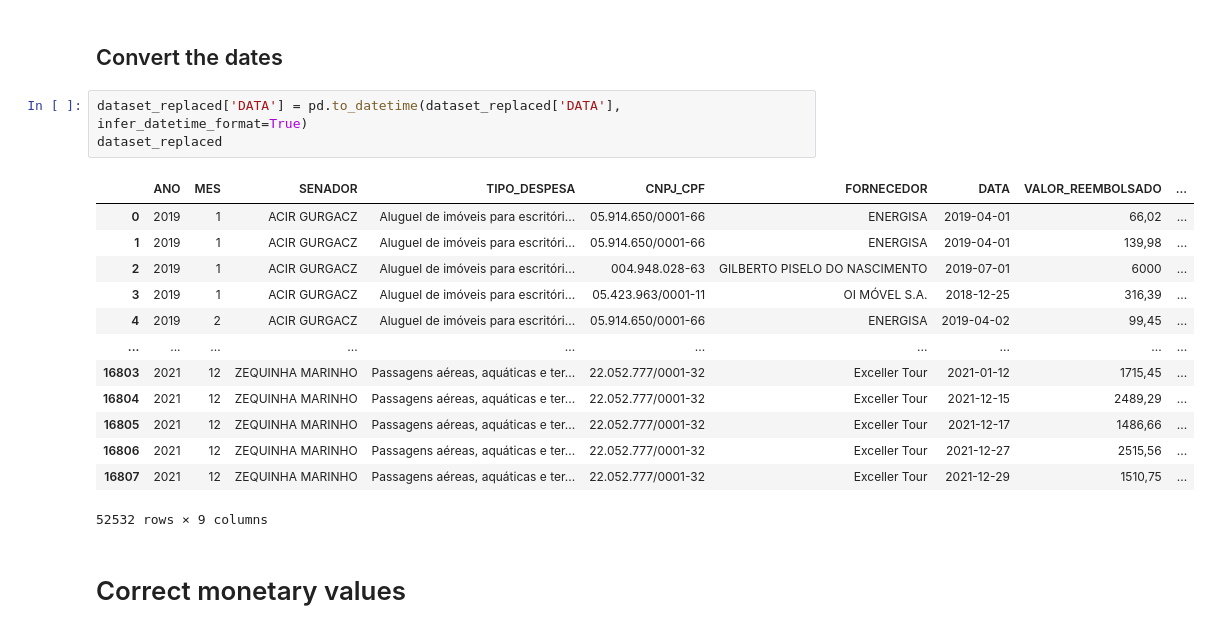
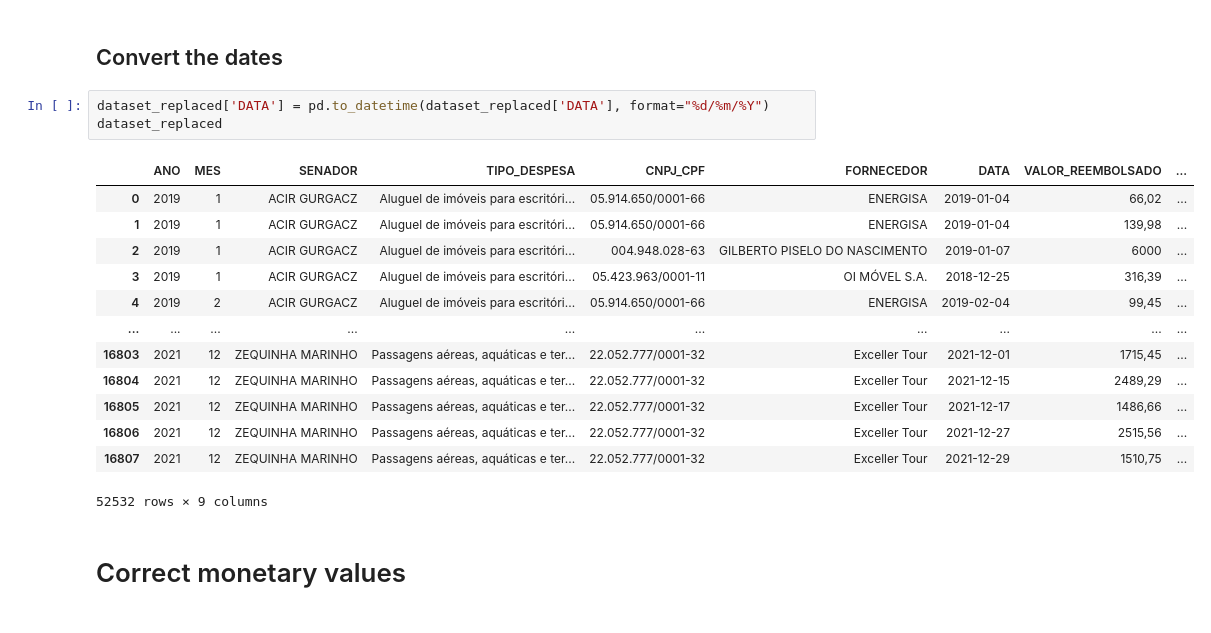
Before and after one commit to rafamarquesi/7DaysOfCode-DataScience, a Jupyter notebook: day1/preprocessing.ipynb, the cells around one changed output. Saved outputs shown, nothing was run; the diff lists cells and outputs as text.

```diff
--- a/day1/preprocessing.ipynb
+++ b/day1/preprocessing.ipynb
@@ -292,17 +292,17 @@ dataset_replaced
 # %% [markdown]
 ## Convert the dates
 # %%
-dataset_replaced['DATA'] = pd.to_datetime(dataset_replaced['DATA'], infer_datetime_format=True)
+dataset_replaced['DATA'] = pd.to_datetime(dataset_replaced['DATA'], format="%d/%m/%Y")
 dataset_replaced
 # %% [output]
 |  | ANO | MES | SENADOR | TIPO_DESPESA | CNPJ_CPF | FORNECEDOR | DATA | VALOR_REEMBOLSADO | ... |
-| 0 | 2019 | 1 | ACIR GURGACZ | Aluguel de imóveis para escritóri... | 05.914.650/0001-66 | ENERGISA | 2019-04-01 | 66,02 | ... |
-| 1 | 2019 | 1 | ACIR GURGACZ | Aluguel de imóveis para escritóri... | 05.914.650/0001-66 | ENERGISA | 2019-04-01 | 139,98 | ... |
-| 2 | 2019 | 1 | ACIR GURGACZ | Aluguel de imóveis para escritóri... | 004.948.028-63 | GILBERTO PISELO DO NASCIMENTO | 2019-07-01 | 6000 | ... |
+| 0 | 2019 | 1 | ACIR GURGACZ | Aluguel de imóveis para escritóri... | 05.914.650/0001-66 | ENERGISA | 2019-01-04 | 66,02 | ... |
+| 1 | 2019 | 1 | ACIR GURGACZ | Aluguel de imóveis para escritóri... | 05.914.650/0001-66 | ENERGISA | 2019-01-04 | 139,98 | ... |
+| 2 | 2019 | 1 | ACIR GURGACZ | Aluguel de imóveis para escritóri... | 004.948.028-63 | GILBERTO PISELO DO NASCIMENTO | 2019-01-07 | 6000 | ... |
 | 3 | 2019 | 1 | ACIR GURGACZ | Aluguel de imóveis para escritóri... | 05.423.963/0001-11 | OI MÓVEL S.A. | 2018-12-25 | 316,39 | ... |
-| 4 | 2019 | 2 | ACIR GURGACZ | Aluguel de imóveis para escritóri... | 05.914.650/0001-66 | ENERGISA | 2019-04-02 | 99,45 | ... |
+| 4 | 2019 | 2 | ACIR GURGACZ | Aluguel de imóveis para escritóri... | 05.914.650/0001-66 | ENERGISA | 2019-02-04 | 99,45 | ... |
 | ... | ... | ... | ... | ... | ... | ... | ... | ... | ... |
-| 16803 | 2021 | 12 | ZEQUINHA MARINHO | Passagens aéreas, aquáticas e ter... | 22.052.777/0001-32 | Exceller Tour | 2021-01-12 | 1715,45 | ... |
+| 16803 | 2021 | 12 | ZEQUINHA MARINHO | Passagens aéreas, aquáticas e ter... | 22.052.777/0001-32 | Exceller Tour | 2021-12-01 | 1715,45 | ... |
 | 16804 | 2021 | 12 | ZEQUINHA MARINHO | Passagens aéreas, aquáticas e ter... | 22.052.777/0001-32 | Exceller Tour | 2021-12-15 | 2489,29 | ... |
 | 16805 | 2021 | 12 | ZEQUINHA MARINHO | Passagens aéreas, aquáticas e ter... | 22.052.777/0001-32 | Exceller Tour | 2021-12-17 | 1486,66 | ... |
 | 16806 | 2021 | 12 | ZEQUINHA MARINHO | Passagens aéreas, aquáticas e ter... | 22.052.777/0001-32 | Exceller Tour | 2021-12-27 | 2515,56 | ... |
```
